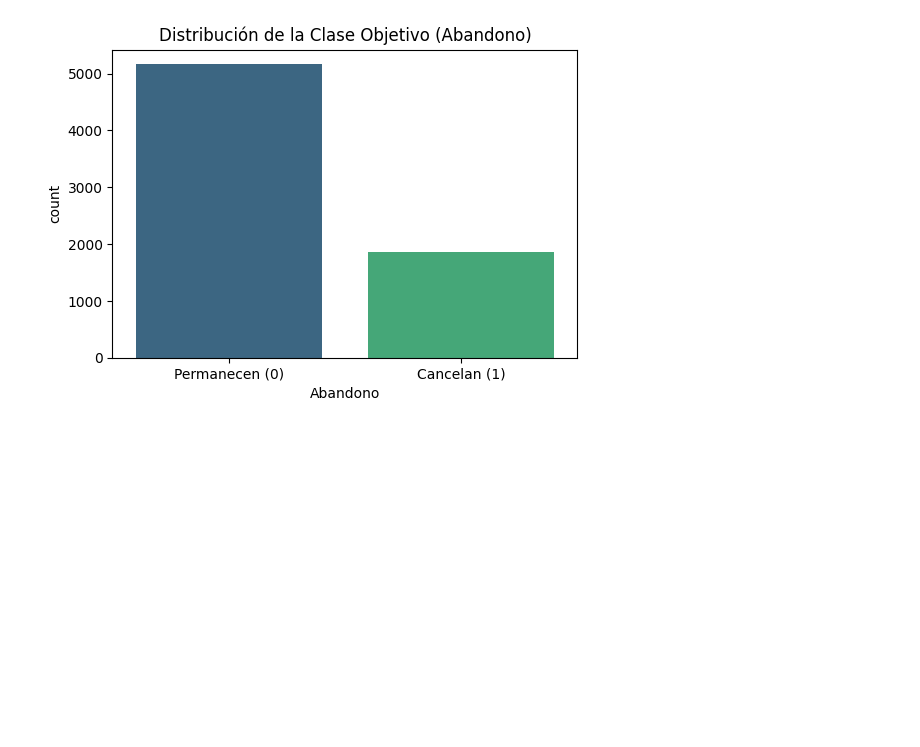
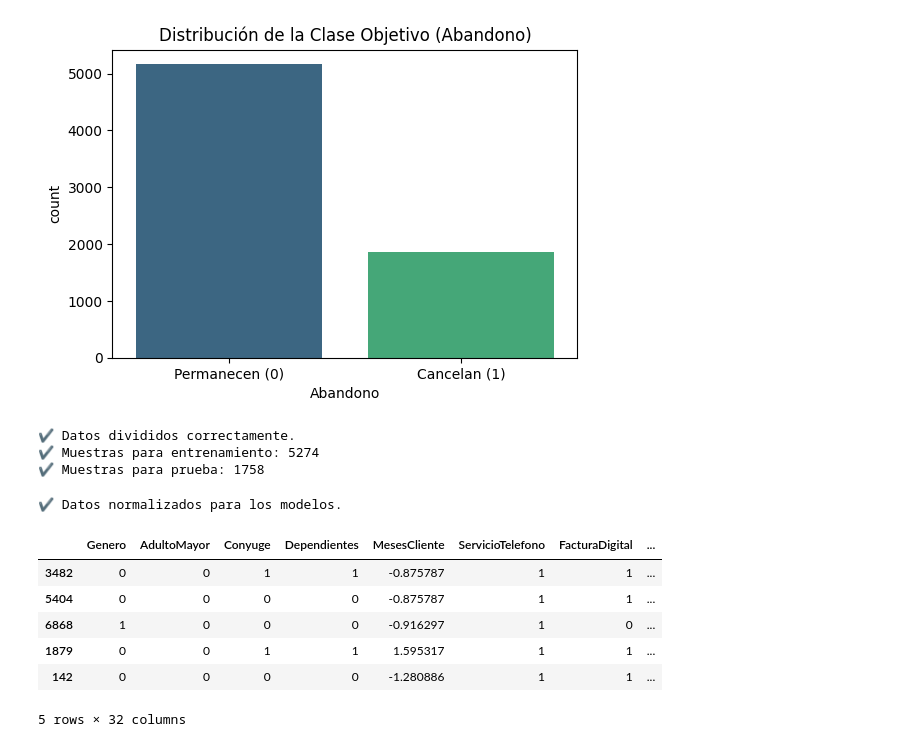
Before and after one commit to PaiGV/Challenge-Alura-Challenge-Telecom-X-2, a Jupyter notebook: Telecom_X_2.ipynb, the cells around one changed output. Drawn from its saved outputs; the diff is of its cells as text; code cells hidden in the pictures; blank space fills up the shorter version.

```diff
--- a/Telecom_X_2.ipynb
+++ b/Telecom_X_2.ipynb
@@ -120,3 +123,42 @@ plt.show()
 Clientes que se Quedan (0): 5163 (73.42%)
 Clientes que se Van (1):    1869 (26.58%)
 [figure]
+# %%
+# Normalización o Estandarización
+
+X = df_ml.drop(columns=['Abandono'])
+y = df_ml['Abandono']
+
+X_train, X_test, y_train, y_test = train_test_split(
+    X, y,
+    test_size=0.25,
+    random_state=42,
+    stratify=y
+)
+
+print("✔ Datos divididos correctamente.")
+print(f"✔ Muestras para entrenamiento: {len(X_train)}")
+print(f"✔ Muestras para prueba: {len(X_test)}")
+# %% [output]
+✔ Datos divididos correctamente.
+✔ Muestras para entrenamiento: 5274
+✔ Muestras para prueba: 1758
+# %%
+cols_a_escalar = ['MesesCliente', 'CuotaMensual']
+
+scaler = StandardScaler()
+
+X_train[cols_a_escalar] = scaler.fit_transform(X_train[cols_a_escalar])
+X_test[cols_a_escalar] = scaler.transform(X_test[cols_a_escalar])
+
+print("✔ Datos normalizados para los modelos.")
+X_train.head()
+# %% [output]
+✔ Datos normalizados para los modelos.
+|  | Genero | AdultoMayor | Conyuge | Dependientes | MesesCliente | ServicioTelefono | FacturaDigital | ... |
+| 3482 | 0 | 0 | 1 | 1 | -0.875787 | 1 | 1 | ... |
+| 5404 | 0 | 0 | 0 | 0 | -0.875787 | 1 | 1 | ... |
+| 6868 | 1 | 0 | 0 | 0 | -0.916297 | 1 | 0 | ... |
+| 1879 | 0 | 0 | 1 | 1 | 1.595317 | 1 | 1 | ... |
+| 142 | 0 | 0 | 0 | 0 | -1.280886 | 1 | 1 | ... |
+5 rows × 32 columns
```
Also changed, not shown: parts of 4 cells of this notebook.
